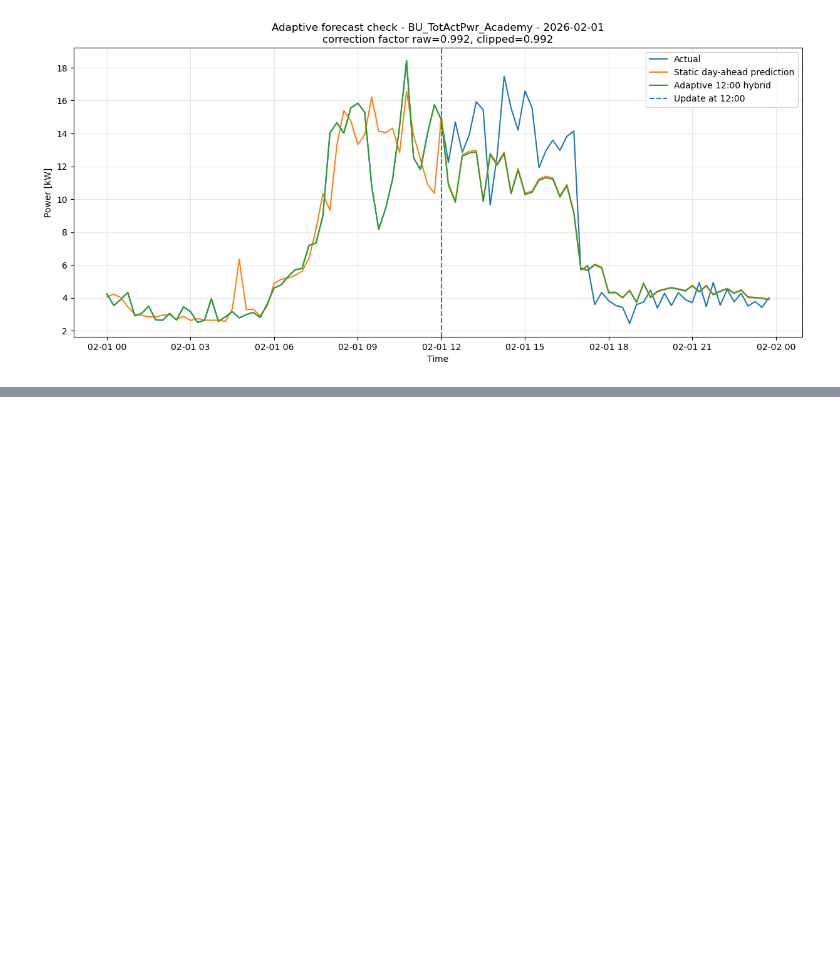
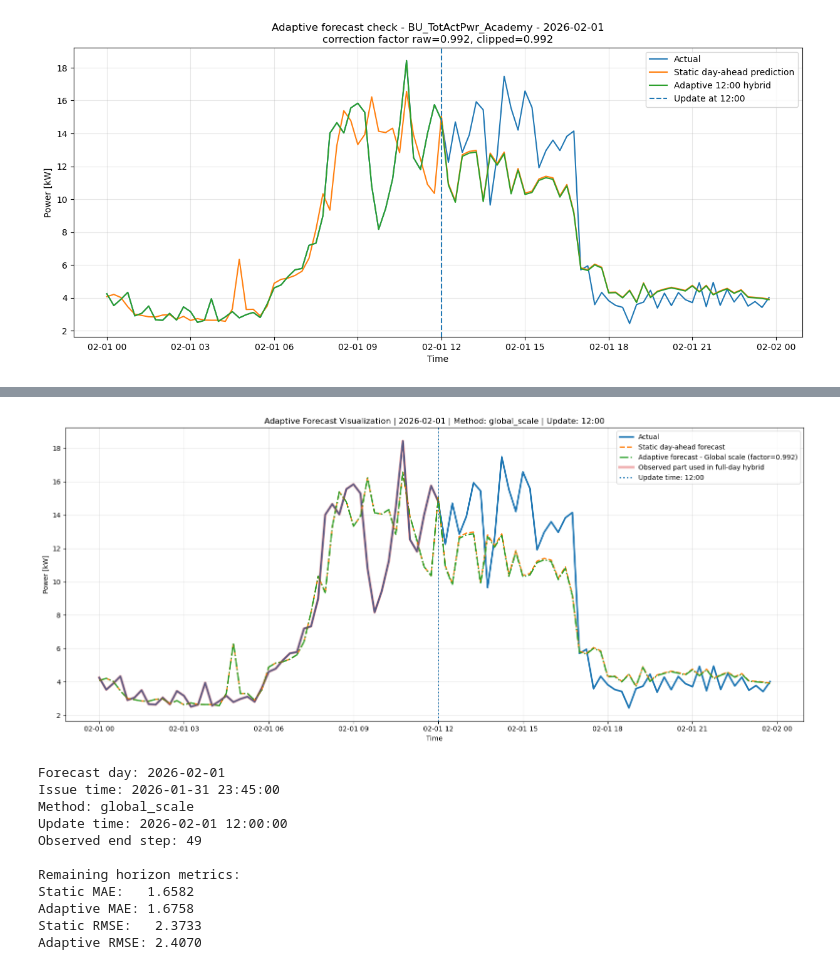
Before and after one commit to MilanMavani/Thesis_EMS_LF, a Jupyter notebook: JupyterNotebooks/Adaptive.ipynb, the cells around one changed output, grey strips where cells are left out. Cells and saved outputs as stored; diff of their text form; code cells hidden in the pictures; blank space fills up the shorter version.

Commit message:
statical analysis

```diff
--- a/JupyterNotebooks/Adaptive.ipynb
+++ b/JupyterNotebooks/Adaptive.ipynb
@@ -550,0 +1296,26 @@ plot_adaptive_day(
+# %%
+plot_adaptive_forecast_day(
+    df_eval,
+    true_cols,
+    pred_cols,
+    forecast_day="2026-02-01",
+    update_hour=12,
+    method="global_scale",
+    freq_minutes=FREQ_MINUTES,
+    clip_low=CLIP_LOW,
+    clip_high=CLIP_HIGH,
+    eps=EPS,
+)
+# %% [output]
+[figure, added]
+Forecast day: 2026-02-01
+Issue time: 2026-01-31 23:45:00
+Method: global_scale
+Update time: 2026-02-01 12:00:00
+Observed end step: 49
+
+Remaining horizon metrics:
+Static MAE:   1.6582
+Adaptive MAE: 1.6758
+Static RMSE:   2.3733
+Adaptive RMSE: 2.4070
```
Also changed, not shown: parts of 17 cells of this notebook, 35 other files.
